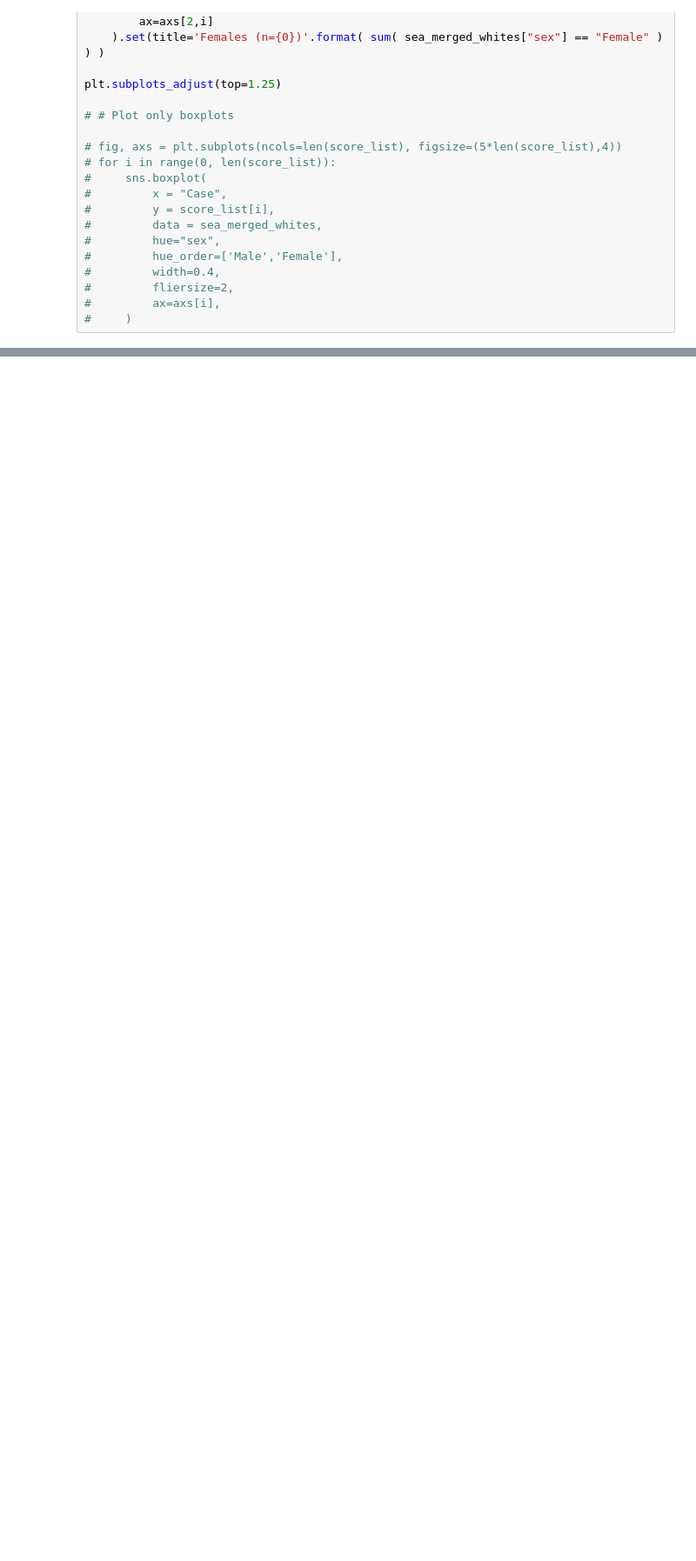
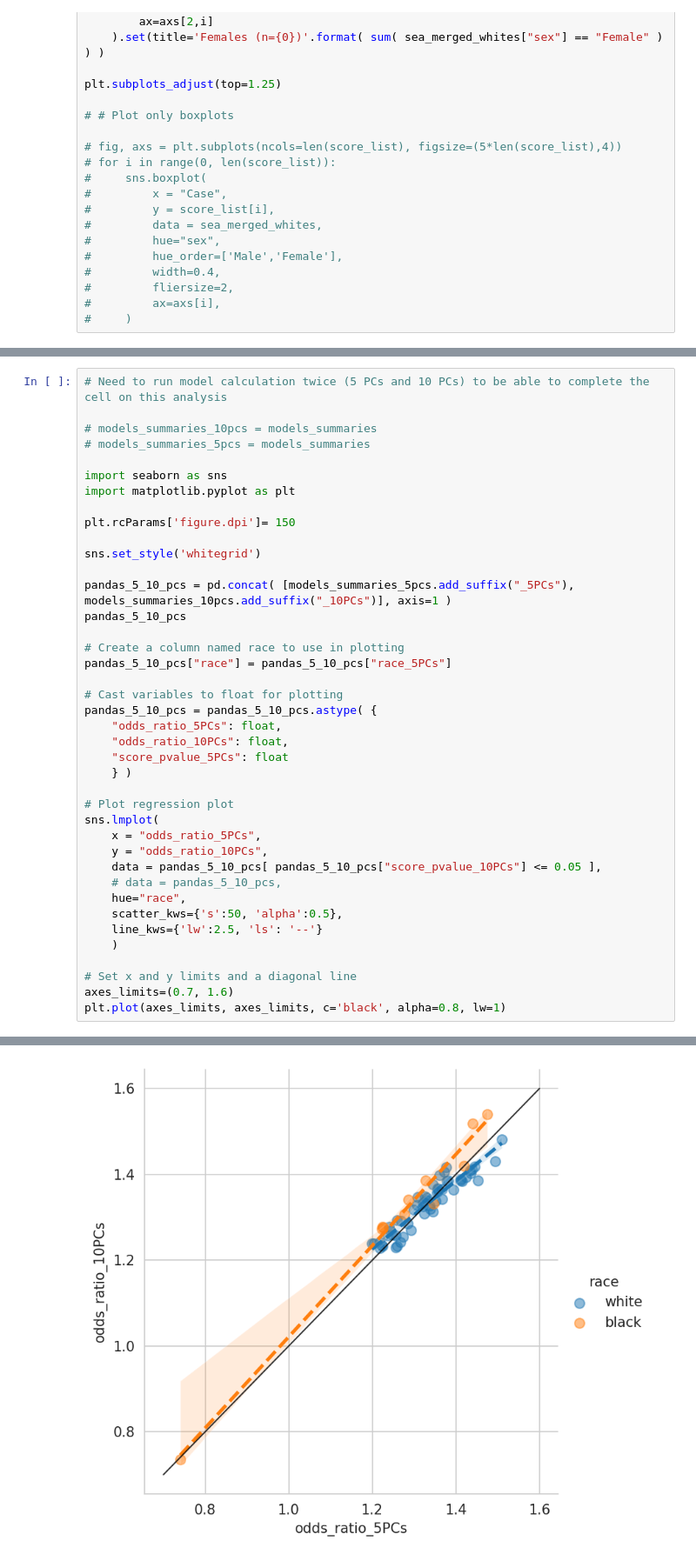
Before and after one commit to rodrigoguarischi/sea, a Jupyter notebook: calculate_grs_odds_ratios_and_create_plots.ipynb, the cells around one changed output, grey strips where cells are left out. Shown at 87% size. Saved outputs shown, nothing was run; the diff lists cells and outputs as text; blank space fills up the shorter version.

```diff
--- a/calculate_grs_odds_ratios_and_create_plots.ipynb
+++ b/calculate_grs_odds_ratios_and_create_plots.ipynb
@@ -700,0 +480,41 @@ pgs_results.head()
+# %%
+# Need to run model calculation twice (5 PCs and 10 PCs) to be able to complete the cell on this analysis
+
+# models_summaries_10pcs = models_summaries
+# models_summaries_5pcs = models_summaries
+
+import seaborn as sns
+import matplotlib.pyplot as plt
+
+plt.rcParams['figure.dpi']= 150
+
+sns.set_style('whitegrid')
+
+pandas_5_10_pcs = pd.concat( [models_summaries_5pcs.add_suffix("_5PCs"), models_summaries_10pcs.add_suffix("_10PCs")], axis=1 )
+pandas_5_10_pcs
+
+# Create a column named race to use in plotting
+pandas_5_10_pcs["race"] = pandas_5_10_pcs["race_5PCs"]
+
+# Cast variables to float for plotting
+pandas_5_10_pcs = pandas_5_10_pcs.astype( {
+    "odds_ratio_5PCs": float,
+    "odds_ratio_10PCs": float,
+    "score_pvalue_5PCs": float
+    } )
+
+# Plot regression plot
+sns.lmplot(
+    x = "odds_ratio_5PCs",
+    y = "odds_ratio_10PCs",
+    data = pandas_5_10_pcs[ pandas_5_10_pcs["score_pvalue_10PCs"] <= 0.05 ],
+    # data = pandas_5_10_pcs,
+    hue="race",
+    scatter_kws={'s':50, 'alpha':0.5},
+    line_kws={'lw':2.5, 'ls': '--'}
+    )
+
+# Set x and y limits and a diagonal line
+axes_limits=(0.7, 1.6)
+plt.plot(axes_limits, axes_limits, c='black', alpha=0.8, lw=1)
+# %% [output]
@@ -700,0 +522 @@ pgs_results.head()
+[figure, added]
```
Also changed, not shown: parts of 22 cells of this notebook, 1 other file.
